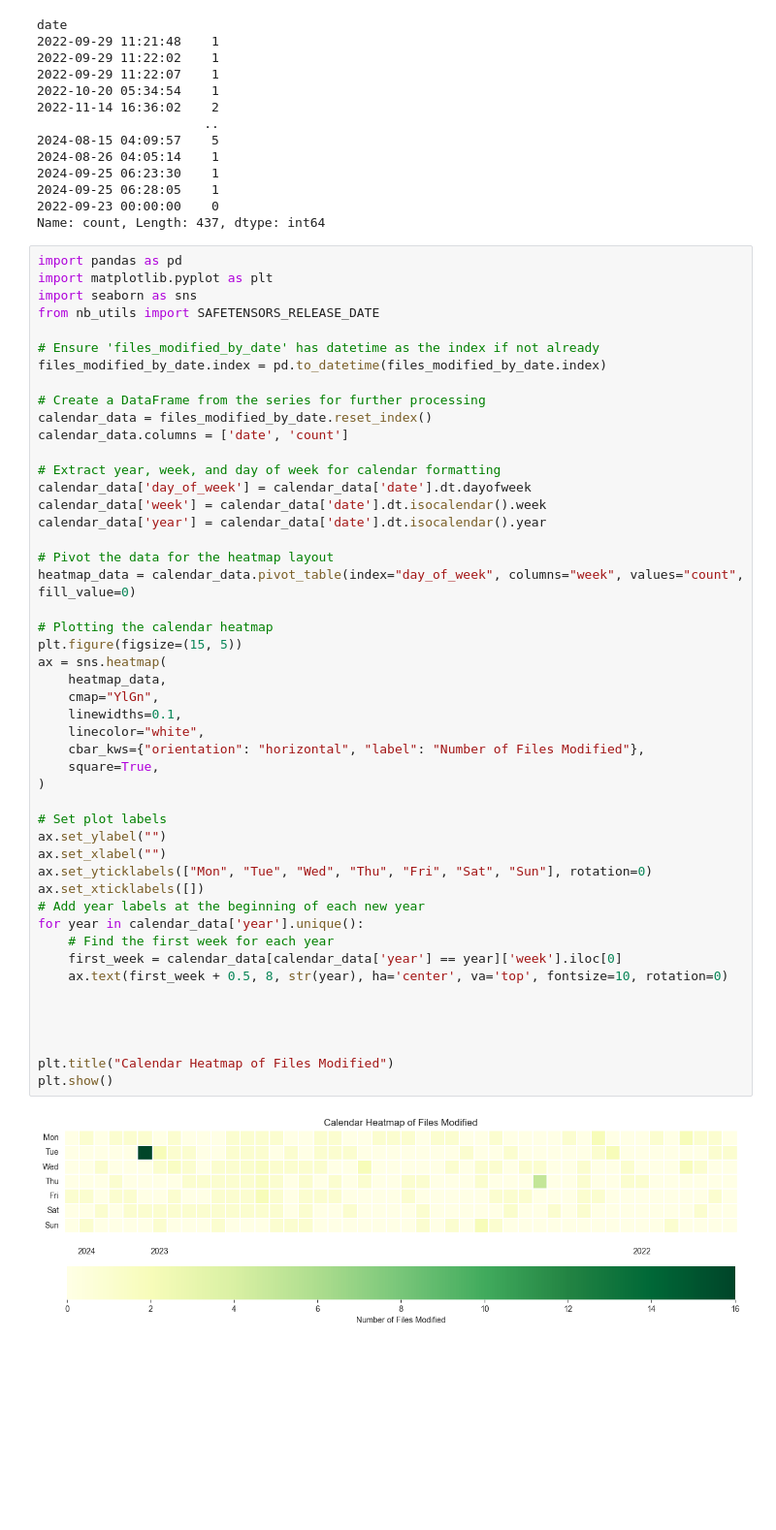
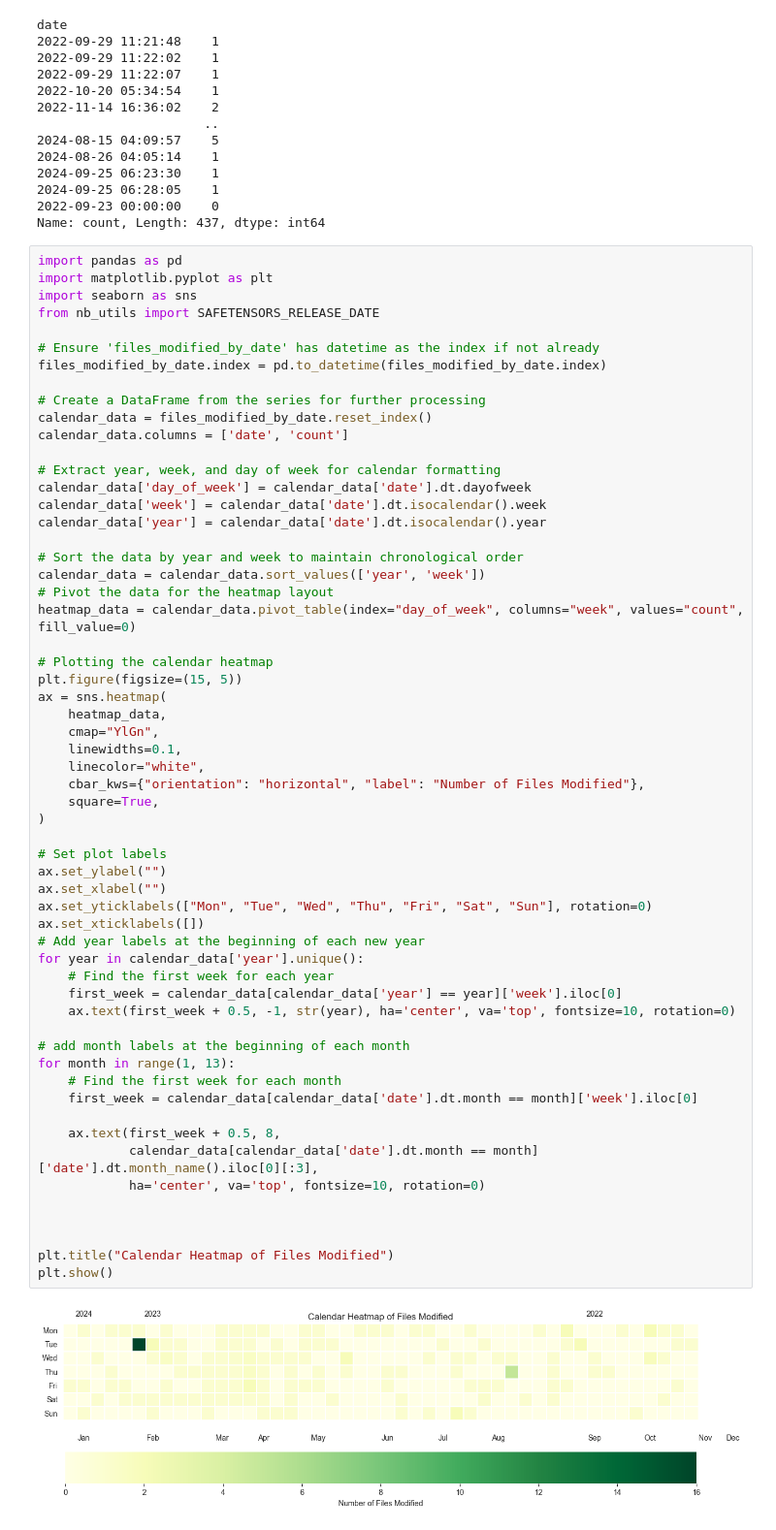
Before and after one commit to s2e-lab/model-evolution, a Jupyter notebook: scripts/notebooks/rq1_analysis.ipynb, the cells around one changed output. Shown at 97% size. Drawn from its saved outputs; the diff is of its cells as text; blank space fills up the shorter version.

Commit message:
adjusted rq1 to plot calendar view

```diff
--- a/scripts/notebooks/rq1_analysis.ipynb
+++ b/scripts/notebooks/rq1_analysis.ipynb
@@ -275,35 +275,45 @@ calendar_data['day_of_week'] = calendar_data['date'].dt.dayofweek
 calendar_data['week'] = calendar_data['date'].dt.isocalendar().week
 calendar_data['year'] = calendar_data['date'].dt.isocalendar().year
 
+# Sort the data by year and week to maintain chronological order
+calendar_data = calendar_data.sort_values(['year', 'week'])
 # Pivot the data for the heatmap layout
 heatmap_data = calendar_data.pivot_table(index="day_of_week", columns="week", values="count", fill_value=0)
 
 # Plotting the calendar heatmap
 plt.figure(figsize=(15, 5))
 ax = sns.heatmap(
     heatmap_data,
     cmap="YlGn",
     linewidths=0.1,
     linecolor="white",
     cbar_kws={"orientation": "horizontal", "label": "Number of Files Modified"},
     square=True,
 )
 
 # Set plot labels
 ax.set_ylabel("")
 ax.set_xlabel("")
 ax.set_yticklabels(["Mon", "Tue", "Wed", "Thu", "Fri", "Sat", "Sun"], rotation=0)
 ax.set_xticklabels([])
 # Add year labels at the beginning of each new year
 for year in calendar_data['year'].unique():
     # Find the first week for each year
     first_week = calendar_data[calendar_data['year'] == year]['week'].iloc[0]
-    ax.text(first_week + 0.5, 8, str(year), ha='center', va='top', fontsize=10, rotation=0)
+    ax.text(first_week + 0.5, -1, str(year), ha='center', va='top', fontsize=10, rotation=0)
 
+# add month labels at the beginning of each month
+for month in range(1, 13):
+    # Find the first week for each month
+    first_week = calendar_data[calendar_data['date'].dt.month == month]['week'].iloc[0]
+
+    ax.text(first_week + 0.5, 8,
+            calendar_data[calendar_data['date'].dt.month == month]['date'].dt.month_name().iloc[0][:3],
+            ha='center', va='top', fontsize=10, rotation=0)
 
 
 
 plt.title("Calendar Heatmap of Files Modified")
 plt.show()
 # %% [output]
-[figure, old version]
+[figure, new version]
```
Also changed, not shown: parts of 1 cell of this notebook.
